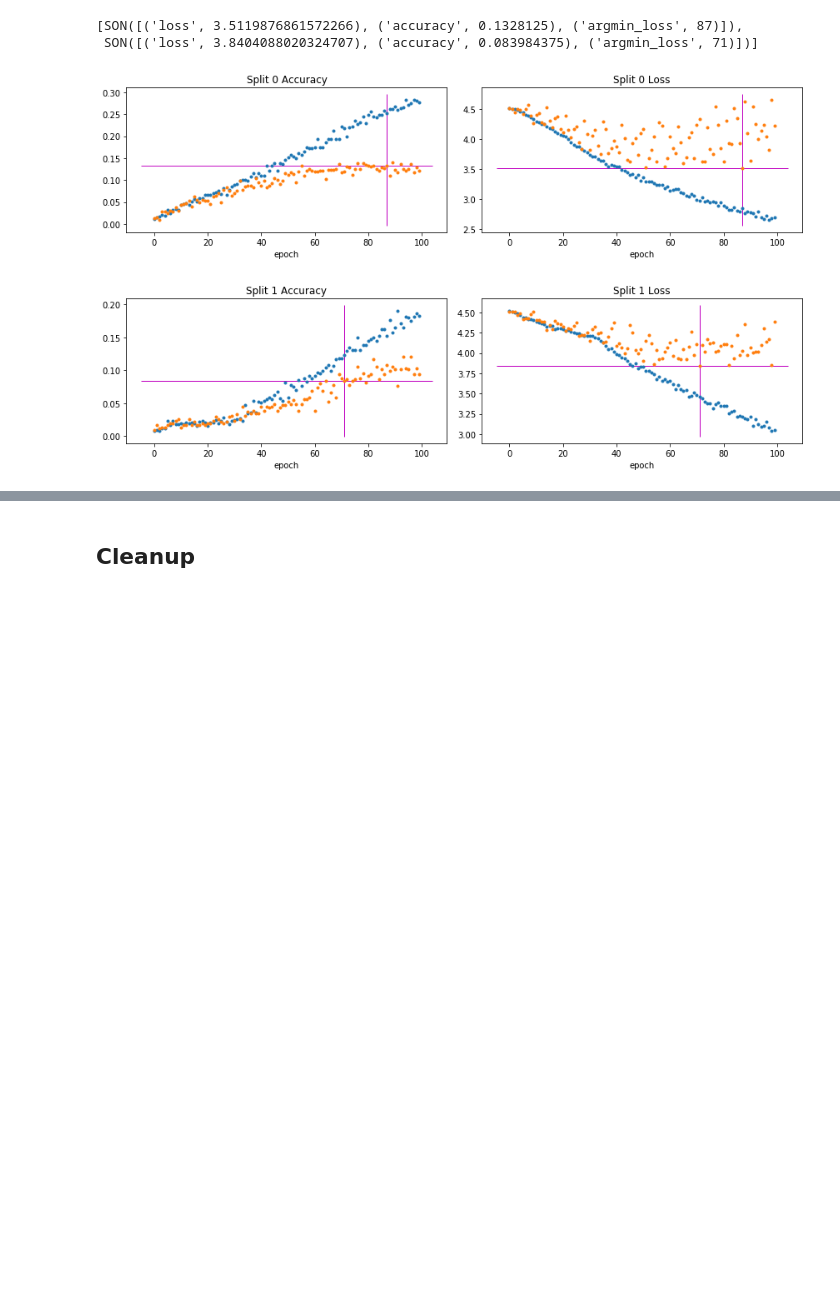
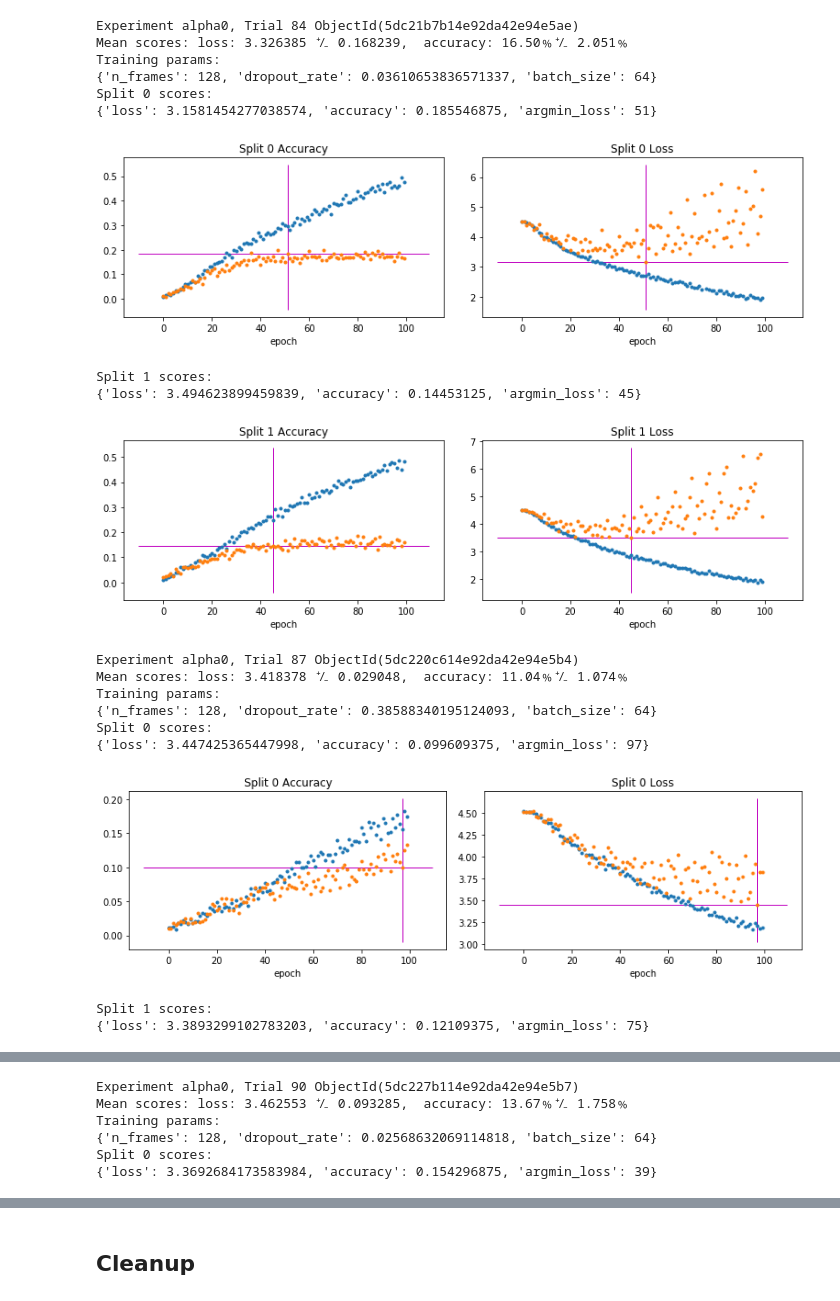
Before and after one commit to samhiatt/avian_vocalizations, a Jupyter notebook: HyperoptTrials.ipynb, the cells around one changed output, grey strips where cells are left out. Drawn from its saved outputs; the diff is of its cells as text; code cells hidden in the pictures; blank space fills up the shorter version.

Commit message:
HyperoptTrials.ipynb visualizes dropout hyperparam tuning run

```diff
--- a/HyperoptTrials.ipynb
+++ b/HyperoptTrials.ipynb
@@ -31,41 +36,6 @@ instance.ssh_connection_command
 # %%
 tunnel = instance.get_tunnel(27018, 27017)
 # %%
-# trials.delete_all()
-trials = MongoTrials('mongo://localhost:27018/avian_vocalizations/jobs', exp_key='foo')
+trials = MongoTrials('mongo://localhost:27018/avian_vocalizations/jobs',
+                     exp_key='alpha0')
+trial = trials.best_trial
-# %%
-trial['result']['scores']
-# %% [output]
-[SON([('loss', 3.5119876861572266), ('accuracy', 0.1328125), ('argmin_loss', 87)]),
- SON([('loss', 3.8404088020324707), ('accuracy', 0.083984375), ('argmin_loss', 71)])]
-# %%
-def plot_split(i):
-    scores=trial['result']['scores'][i]
-    argmin_loss = scores['argmin_loss']
-    accuracy = scores['accuracy']
-    m=json.loads(trials.trial_attachments(trial)['metrics.split%i'%i])
-    fig, (ax0, ax1) = plt.subplots(1,2, figsize=(12,3))
-    plt.tight_layout()
-    plt.rcParams['lines.linewidth']=1
-
-    ax0.set_title("Split %i Accuracy"%i)
-    ax0.plot(m['accuracy'],'.',label='accuracy')
-    ax0.plot(m['val_accuracy'],'.',label='val_accuracy')
-    ax0.vlines(argmin_loss, *ax0.get_ylim(), colors='m')
-    ax0.hlines(accuracy, *ax0.get_xlim(), colors='m')
-    ax0.set_xlabel('epoch')
-
-    ax1.set_title("Split %i Loss"%i)
-    ax1.plot(m['loss'],'.',label='loss')
-    ax1.plot(m['val_loss'],'.',label='val_loss')
-    ax1.vlines(argmin_loss, *ax1.get_ylim(), colors='m')
-    ax1.hlines(scores['loss'], *ax1.get_xlim(), colors='m')
-    ax1.set_xlabel('epoch')
-
-    fig.show()
-# %%
-for i in range(len(trial['result']['scores'])):
-    plot_split(i)
-# %% [output]
-[figure, removed]
-[figure, removed]
@@ -71,0 +92,25 @@ for i in range(len(trial['result']['scores'])):
+# %%
+for trial in sorted(trials.trials,
+                    key=lambda x: x['result']['loss'],
+                    reverse=False):
+    plot_trial(trial)
+# %% [output]
+Experiment alpha0, Trial 84 ObjectId(5dc21b7b14e92da42e94e5ae)
+Mean scores: loss: 3.326385 ⁺⁄₋ 0.168239,  accuracy: 16.50﹪⁺⁄₋ 2.051﹪
+Training params:
+{'n_frames': 128, 'dropout_rate': 0.03610653836571337, 'batch_size': 64}
+Split 0 scores:
+{'loss': 3.1581454277038574, 'accuracy': 0.185546875, 'argmin_loss': 51}
+[figure, added]
+Split 1 scores:
+{'loss': 3.494623899459839, 'accuracy': 0.14453125, 'argmin_loss': 45}
+[figure, added]
+Experiment alpha0, Trial 87 ObjectId(5dc220c614e92da42e94e5b4)
+Mean scores: loss: 3.418378 ⁺⁄₋ 0.029048,  accuracy: 11.04﹪⁺⁄₋ 1.074﹪
+Training params:
+{'n_frames': 128, 'dropout_rate': 0.38588340195124093, 'batch_size': 64}
+Split 0 scores:
+{'loss': 3.447425365447998, 'accuracy': 0.099609375, 'argmin_loss': 97}
+[figure, added]
+Split 1 scores:
+{'loss': 3.3893299102783203, 'accuracy': 0.12109375, 'argmin_loss': 75}
@@ -71,0 +118,6 @@ for i in range(len(trial['result']['scores'])):
+Experiment alpha0, Trial 90 ObjectId(5dc227b114e92da42e94e5b7)
+Mean scores: loss: 3.462553 ⁺⁄₋ 0.093285,  accuracy: 13.67﹪⁺⁄₋ 1.758﹪
+Training params:
+{'n_frames': 128, 'dropout_rate': 0.02568632069114818, 'batch_size': 64}
+Split 0 scores:
+{'loss': 3.3692684173583984, 'accuracy': 0.154296875, 'argmin_loss': 39}
```
Also changed, not shown: parts of 8 cells of this notebook, 1 other file.
